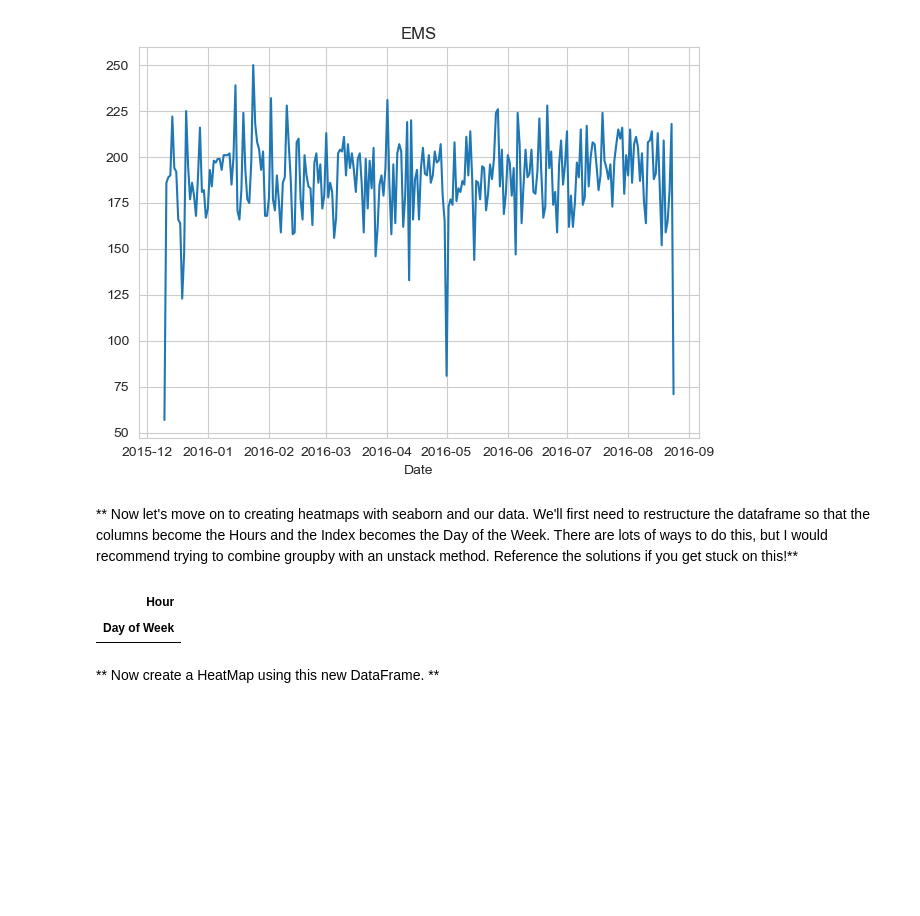
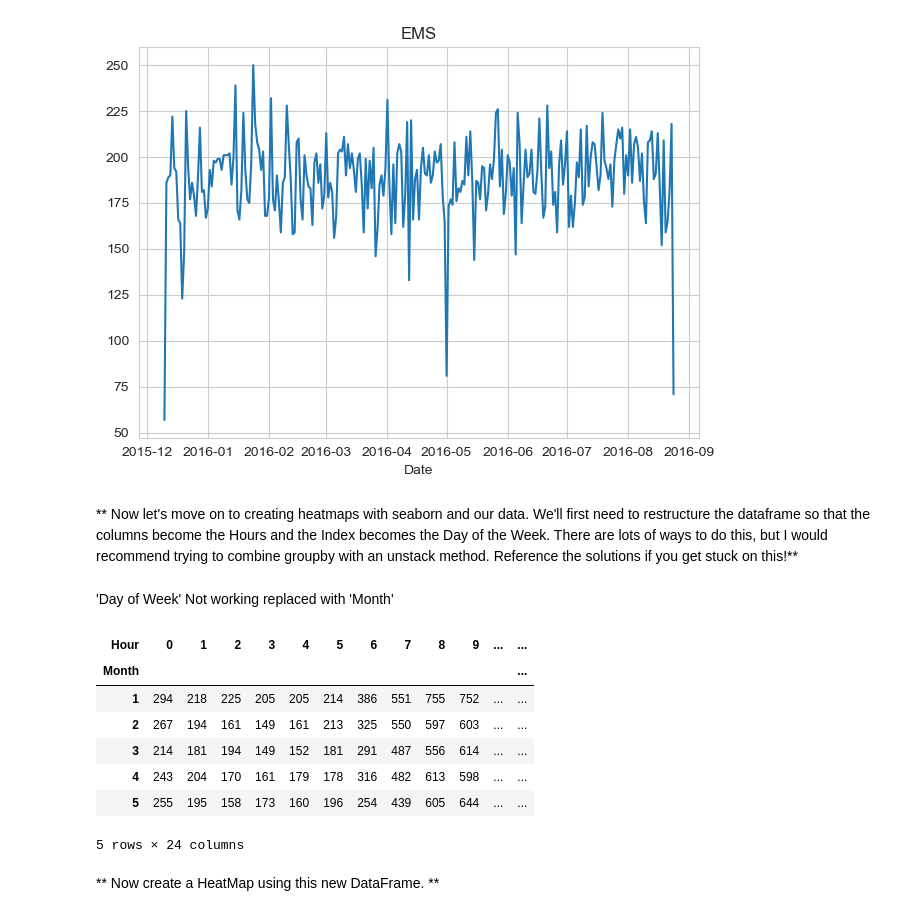
Before and after one commit to bbarfielddotcom/911_calls_ml, a Jupyter notebook: Untitled.ipynb, the cells around one changed output. Drawn from its saved outputs; the diff is of its cells as text; code cells hidden in the pictures; blank space fills up the shorter version.

```diff
--- a/Untitled.ipynb
+++ b/Untitled.ipynb
@@ -189,12 +189,20 @@ plt.tight_layout()
 [figure]
 # %% [markdown]
 ** Now let's move on to creating heatmaps with seaborn and our data. We'll first need to restructure the dataframe so that the columns become the Hours and the Index becomes the Day of the Week. There are lots of ways to do this, but I would recommend trying to combine groupby with an unstack method. Reference the solutions if you get stuck on this!**
+# %% [markdown]
+'Day of Week' Not working replaced with 'Month'
 # %%
-dayHour = df.groupby(by=['Day of Week', 'Hour']).count()['Reason'].unstack()
+dayHour = df.groupby(by=['Month','Hour']).count()['Reason'].unstack()
 dayHour.head()
 # %% [output]
-| Hour |
-| Day of Week |
+| Hour | 0 | 1 | 2 | 3 | 4 | 5 | 6 | 7 | 8 | 9 | ... | ... |
+| Month |  |  |  |  |  |  |  |  |  |  |  | ... |
+| 1 | 294 | 218 | 225 | 205 | 205 | 214 | 386 | 551 | 755 | 752 | ... | ... |
+| 2 | 267 | 194 | 161 | 149 | 161 | 213 | 325 | 550 | 597 | 603 | ... | ... |
+| 3 | 214 | 181 | 194 | 149 | 152 | 181 | 291 | 487 | 556 | 614 | ... | ... |
+| 4 | 243 | 204 | 170 | 161 | 179 | 178 | 316 | 482 | 613 | 598 | ... | ... |
+| 5 | 255 | 195 | 158 | 173 | 160 | 196 | 254 | 439 | 605 | 644 | ... | ... |
+5 rows × 24 columns
 # %% [markdown]
 ** Now create a HeatMap using this new DataFrame. **
 # %%
```
Also changed, not shown: parts of 3 cells of this notebook.
